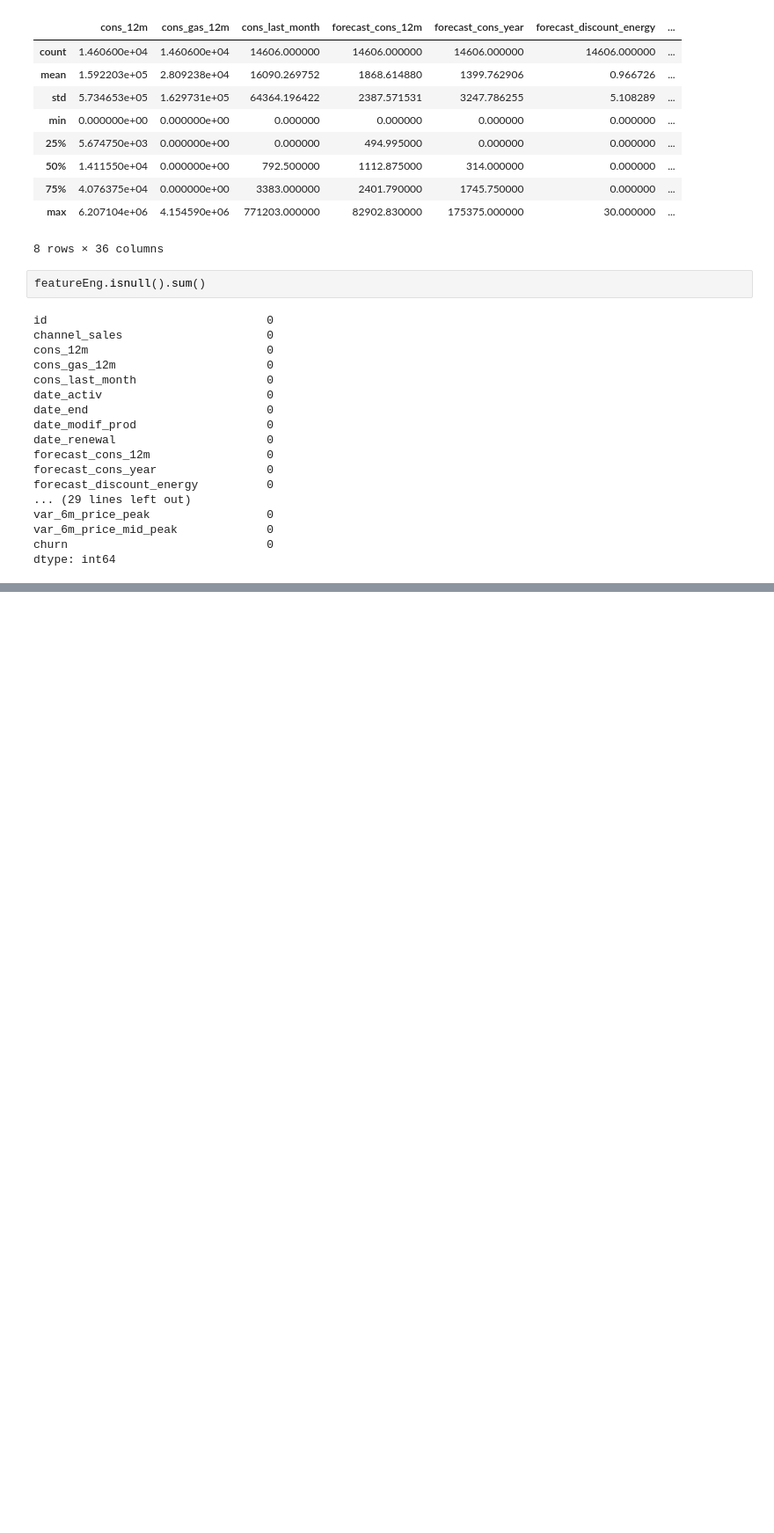
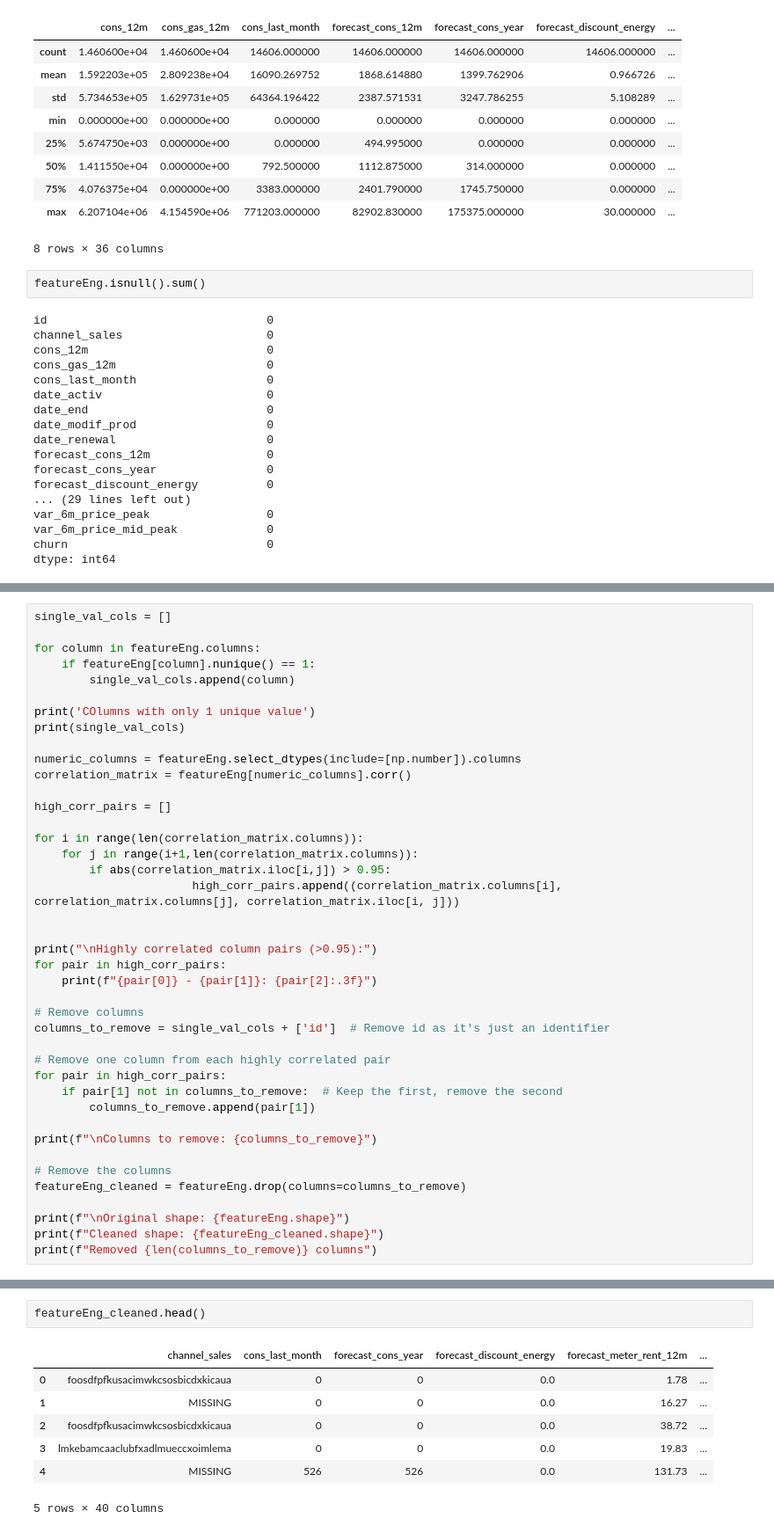
Before and after one commit to JannathaGitHubVision/Client_Project_BCGX, a Jupyter notebook: Feature Engineering Pratcise.ipynb, the cells around one changed output, grey strips where cells are left out. Shown at 88% size. Saved outputs shown, nothing was run; the diff lists cells and outputs as text; blank space fills up the shorter version.

```diff
--- a/Feature Engineering Pratcise.ipynb
+++ b/Feature Engineering Pratcise.ipynb
@@ -702,0 +158,41 @@ Dataset shape after dropping low variance features: (14606, 79)
+# %%
+single_val_cols = []
+
+for column in featureEng.columns:
+    if featureEng[column].nunique() == 1:
+        single_val_cols.append(column)
+
+print('COlumns with only 1 unique value')
+print(single_val_cols)
+
+numeric_columns = featureEng.select_dtypes(include=[np.number]).columns
+correlation_matrix = featureEng[numeric_columns].corr()
+
+high_corr_pairs = []
+
+for i in range(len(correlation_matrix.columns)):
+    for j in range(i+1,len(correlation_matrix.columns)):
+        if abs(correlation_matrix.iloc[i,j]) > 0.95:
+                       high_corr_pairs.append((correlation_matrix.columns[i], correlation_matrix.columns[j], correlation_matrix.iloc[i, j]))
+
+
+print("\nHighly correlated column pairs (>0.95):")
+for pair in high_corr_pairs:
+    print(f"{pair[0]} - {pair[1]}: {pair[2]:.3f}")
+
+# Remove columns
+columns_to_remove = single_val_cols + ['id']  # Remove id as it's just an identifier
+
+# Remove one column from each highly correlated pair
+for pair in high_corr_pairs:
+    if pair[1] not in columns_to_remove:  # Keep the first, remove the second
+        columns_to_remove.append(pair[1])
+
+print(f"\nColumns to remove: {columns_to_remove}")
+
+# Remove the columns
+featureEng_cleaned = featureEng.drop(columns=columns_to_remove)
+
+print(f"\nOriginal shape: {featureEng.shape}")
+print(f"Cleaned shape: {featureEng_cleaned.shape}")
+print(f"Removed {len(columns_to_remove)} columns")
@@ -702,0 +217,10 @@ Dataset shape after dropping low variance features: (14606, 79)
+# %%
+featureEng_cleaned.head()
+# %% [output]
+|  | channel_sales | cons_last_month | forecast_cons_year | forecast_discount_energy | forecast_meter_rent_12m | ... |
+| 0 | foosdfpfkusacimwkcsosbicdxkicaua | 0 | 0 | 0.0 | 1.78 | ... |
+| 1 | MISSING | 0 | 0 | 0.0 | 16.27 | ... |
+| 2 | foosdfpfkusacimwkcsosbicdxkicaua | 0 | 0 | 0.0 | 38.72 | ... |
+| 3 | lmkebamcaaclubfxadlmueccxoimlema | 0 | 0 | 0.0 | 19.83 | ... |
+| 4 | MISSING | 526 | 526 | 0.0 | 131.73 | ... |
+5 rows × 40 columns
```
Also changed, not shown: parts of 17 cells of this notebook.
